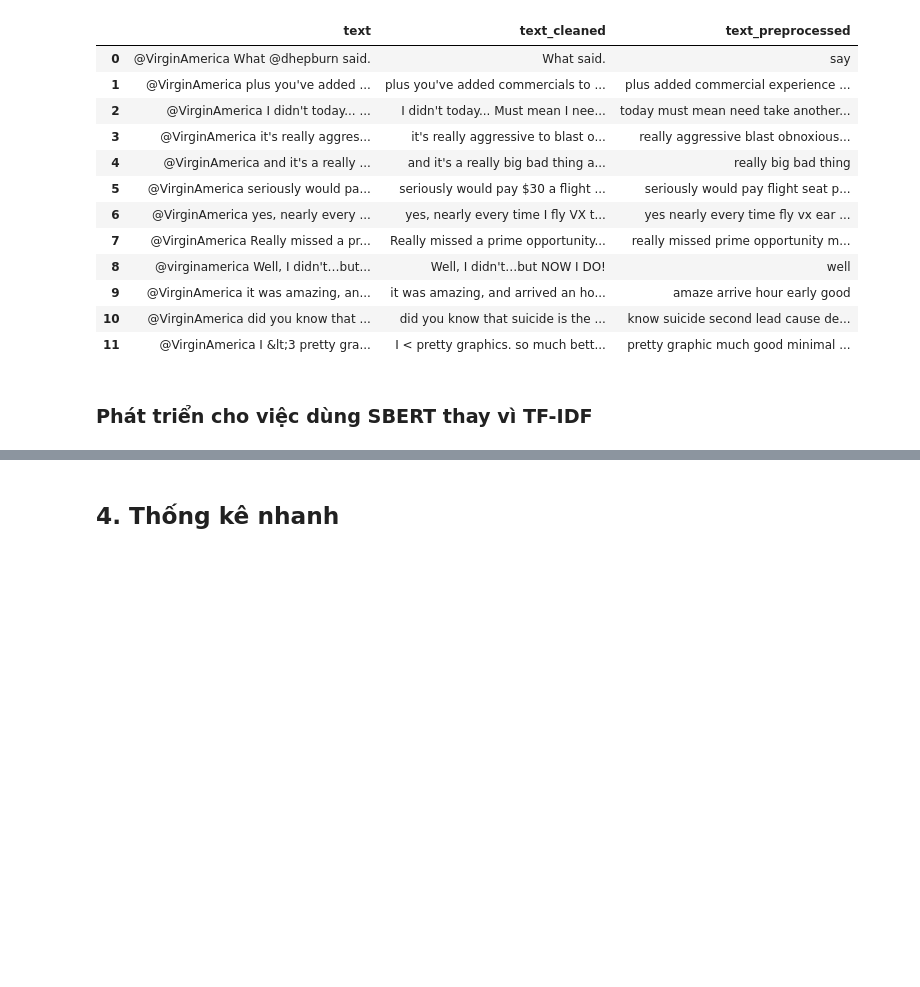
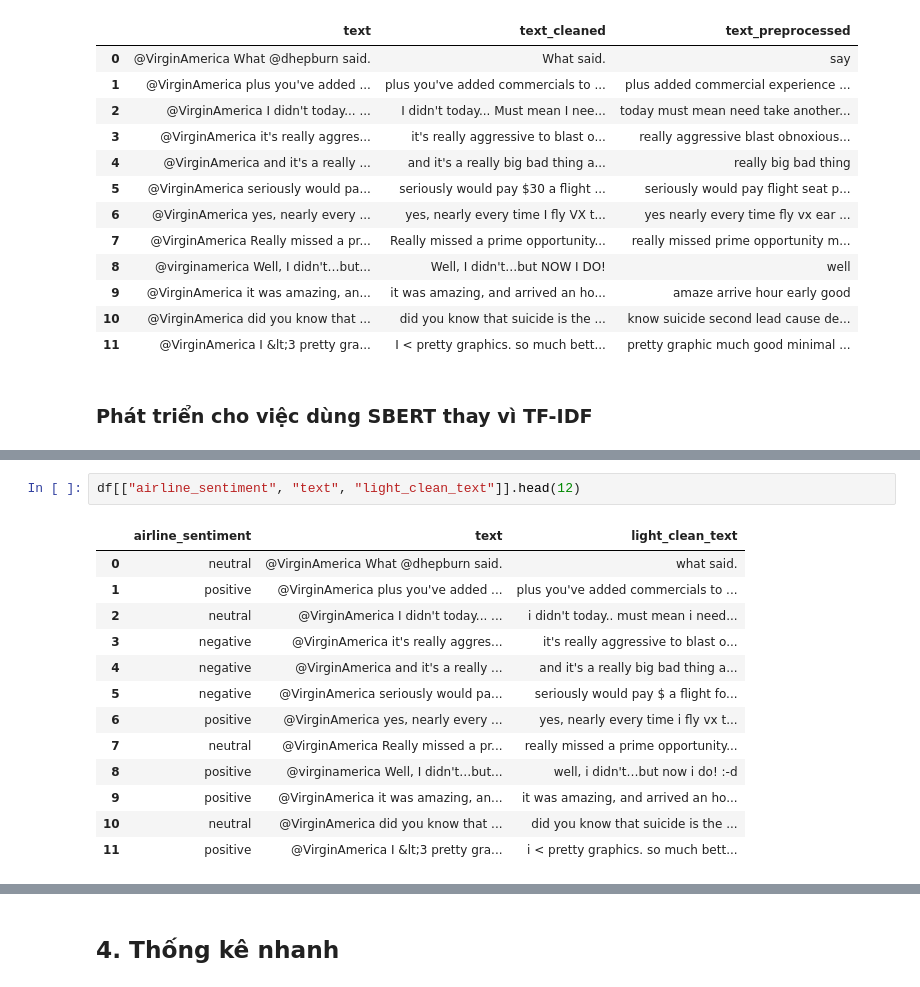
Before and after one commit to beanstalklab/Airline-Sentiment, a Jupyter notebook: draft/nlp_preprocessing_social.ipynb, the cells around one changed output, grey strips where cells are left out. Saved outputs shown, nothing was run; the diff lists cells and outputs as text; blank space fills up the shorter version.

```diff
--- a/draft/nlp_preprocessing_social.ipynb
+++ b/draft/nlp_preprocessing_social.ipynb
@@ -259,4 +277,20 @@ def light_clean_text(text: str) -> str:
     return t
 
 df['light_clean_text'] = df['text'].astype(str).map(light_clean_text)
+# %%
+df[["airline_sentiment", "text", "light_clean_text"]].head(12)
+# %% [output]
+|  | airline_sentiment | text | light_clean_text |
+| 0 | neutral | @VirginAmerica What @dhepburn said. | what said. |
+| 1 | positive | @VirginAmerica plus you've added ... | plus you've added commercials to ... |
+| 2 | neutral | @VirginAmerica I didn't today... ... | i didn't today.. must mean i need... |
+| 3 | negative | @VirginAmerica it's really aggres... | it's really aggressive to blast o... |
+| 4 | negative | @VirginAmerica and it's a really ... | and it's a really big bad thing a... |
+| 5 | negative | @VirginAmerica seriously would pa... | seriously would pay $ a flight fo... |
+| 6 | positive | @VirginAmerica yes, nearly every ... | yes, nearly every time i fly vx t... |
+| 7 | neutral | @VirginAmerica Really missed a pr... | really missed a prime opportunity... |
+| 8 | positive | @virginamerica Well, I didn't…but... | well, i didn't…but now i do! :-d |
+| 9 | positive | @VirginAmerica it was amazing, an... | it was amazing, and arrived an ho... |
+| 10 | neutral | @VirginAmerica did you know that ... | did you know that suicide is the ... |
+| 11 | positive | @VirginAmerica I &lt;3 pretty gra... | i < pretty graphics. so much bett... |
 # %%
```
Also changed, not shown: parts of 22 cells of this notebook, 4 other files.
